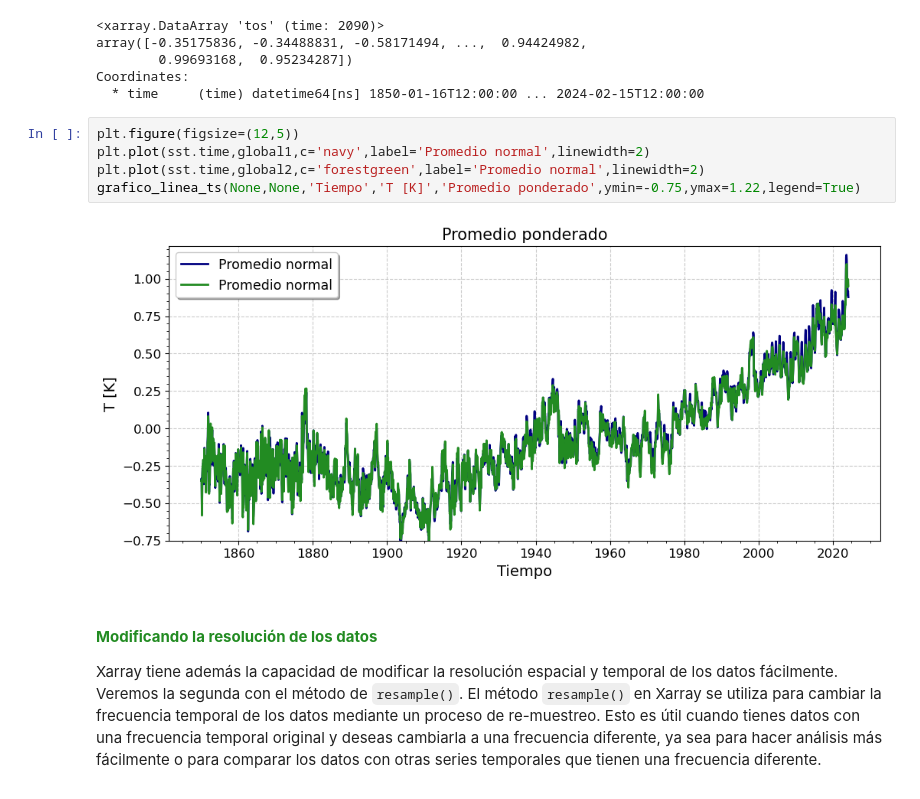
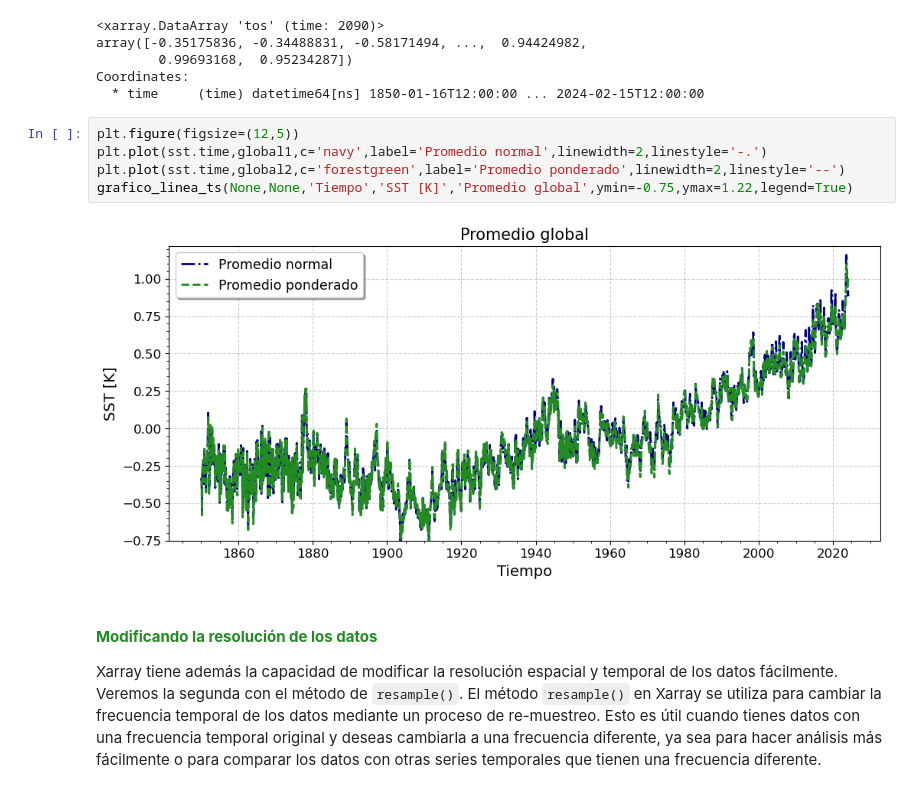
Before and after one commit to JLGarciaFranco/TemasSelectos, a Jupyter notebook: TS_2/TS_2.4_netcdf.ipynb, the cells around one changed output. Cells and saved outputs as stored; diff of their text form.

```diff
--- a/TS_2/TS_2.4_netcdf.ipynb
+++ b/TS_2/TS_2.4_netcdf.ipynb
@@ -399,11 +399,11 @@ Coordinates:
   * time     (time) datetime64[ns] 1850-01-16T12:00:00 ... 2024-02-15T12:00:00
 # %%
 plt.figure(figsize=(12,5))
-plt.plot(sst.time,global1,c='navy',label='Promedio normal',linewidth=2)
-plt.plot(sst.time,global2,c='forestgreen',label='Promedio normal',linewidth=2)
-grafico_linea_ts(None,None,'Tiempo','T [K]','Promedio ponderado',ymin=-0.75,ymax=1.22,legend=True)
+plt.plot(sst.time,global1,c='navy',label='Promedio normal',linewidth=2,linestyle='-.')
+plt.plot(sst.time,global2,c='forestgreen',label='Promedio ponderado',linewidth=2,linestyle='--')
+grafico_linea_ts(None,None,'Tiempo','SST [K]','Promedio global',ymin=-0.75,ymax=1.22,legend=True)
 # %% [output]
-[figure, old version]
+[figure, new version]
 # %% [markdown]
 #### **<font color="ForestGreen"> Modificando la resolución de los datos </font>**
 
```
Also changed, not shown: parts of 1 cell of this notebook.
